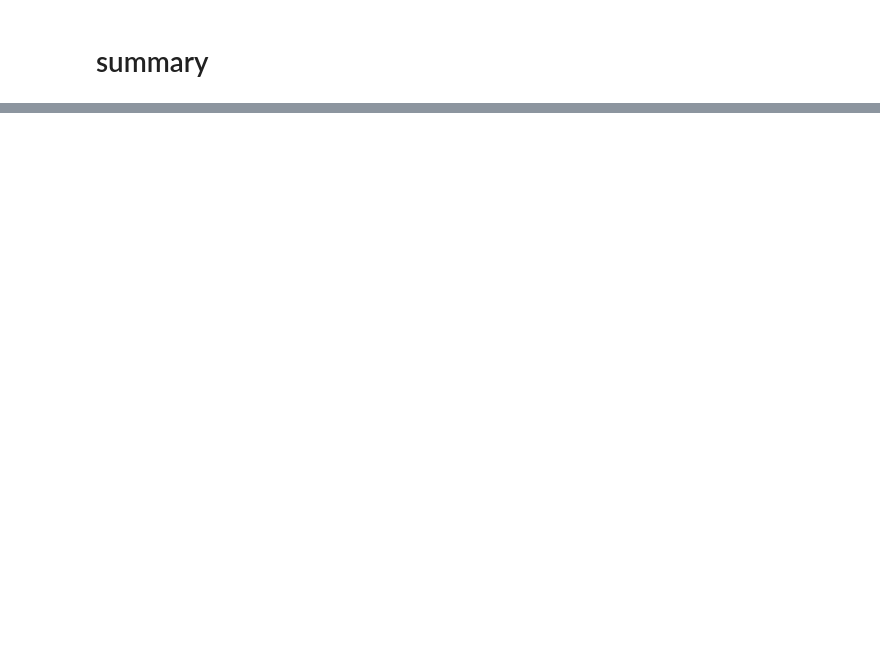
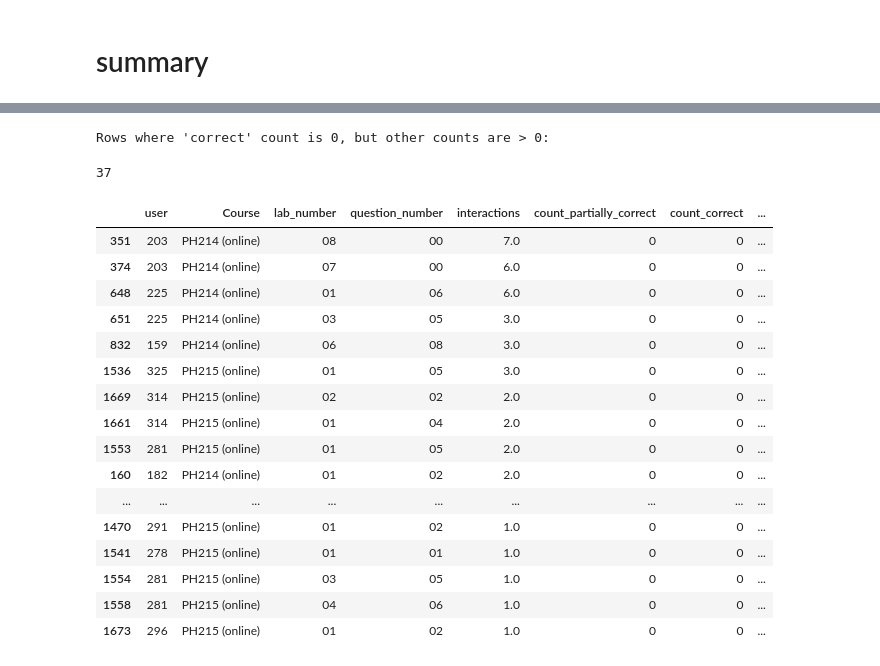
Before and after one commit to PeaceAndLongLife/Analysis-Colab, a Jupyter notebook: notebooks/Data_transcript_statistics.ipynb, the cells around one changed output, grey strips where cells are left out. Drawn from its saved outputs; the diff is of its cells as text; code cells hidden in the pictures; blank space fills up the shorter version.

```diff
--- a/notebooks/Data_transcript_statistics.ipynb
+++ b/notebooks/Data_transcript_statistics.ipynb
@@ -1317,0 +1329,34 @@ Successfully uploaded 'interactions.md' to Google Drive (File ID: 1Xfrce-5UVWeMG
+# %%
+print("Rows where 'correct' count is 0, but other counts are > 0:")
+uncorrected_df = unexploded_df[
+    (unexploded_df['count_correct'] < 1)
+    & (
+        (unexploded_df['count_partially_correct'] > 0)
+        | (unexploded_df['count_partially_incorrect'] > 0)
+        | (unexploded_df['count_incorrect'] > 0)
+      )
+    # & (unexploded_df['interactions']>1)
+][['user', 'Course', 'lab_number', 'question_number', 'interactions', 'count_partially_correct', 'count_correct', 'count_partially_incorrect', 'count_incorrect']]
+
+display(len(uncorrected_df))
+display(uncorrected_df.sort_values(by='interactions', ascending=False))
+# %% [output]
+Rows where 'correct' count is 0, but other counts are > 0:
+37
+|  | user | Course | lab_number | question_number | interactions | count_partially_correct | count_correct | ... |
+| 351 | 203 | PH214 (online) | 08 | 00 | 7.0 | 0 | 0 | ... |
+| 374 | 203 | PH214 (online) | 07 | 00 | 6.0 | 0 | 0 | ... |
+| 648 | 225 | PH214 (online) | 01 | 06 | 6.0 | 0 | 0 | ... |
+| 651 | 225 | PH214 (online) | 03 | 05 | 3.0 | 0 | 0 | ... |
+| 832 | 159 | PH214 (online) | 06 | 08 | 3.0 | 0 | 0 | ... |
+| 1536 | 325 | PH215 (online) | 01 | 05 | 3.0 | 0 | 0 | ... |
+| 1669 | 314 | PH215 (online) | 02 | 02 | 2.0 | 0 | 0 | ... |
+| 1661 | 314 | PH215 (online) | 01 | 04 | 2.0 | 0 | 0 | ... |
+| 1553 | 281 | PH215 (online) | 01 | 05 | 2.0 | 0 | 0 | ... |
+| 160 | 182 | PH214 (online) | 01 | 02 | 2.0 | 0 | 0 | ... |
+| ... | ... | ... | ... | ... | ... | ... | ... | ... |
+| 1470 | 291 | PH215 (online) | 01 | 02 | 1.0 | 0 | 0 | ... |
+| 1541 | 278 | PH215 (online) | 01 | 01 | 1.0 | 0 | 0 | ... |
+| 1554 | 281 | PH215 (online) | 03 | 05 | 1.0 | 0 | 0 | ... |
+| 1558 | 281 | PH215 (online) | 04 | 06 | 1.0 | 0 | 0 | ... |
+| 1673 | 296 | PH215 (online) | 01 | 02 | 1.0 | 0 | 0 | ... |
```
Also changed, not shown: parts of 13 cells of this notebook.
